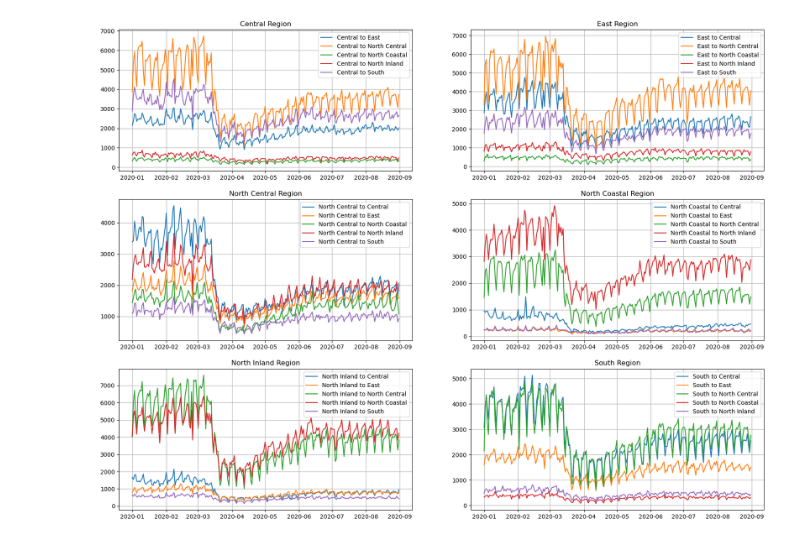
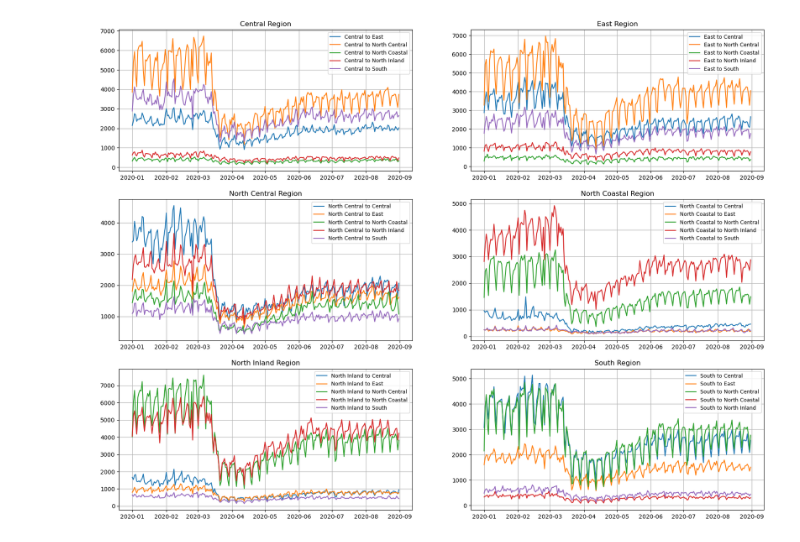
Before and after one commit to kazi0302/COVID-19-Modeling-and-Parameter-Fitting, a Jupyter notebook: Data/mobility.ipynb, the cells around one changed output. Drawn from its saved outputs; the diff is of its cells as text; code cells hidden in the pictures.

```diff
--- a/Data/mobility.ipynb
+++ b/Data/mobility.ipynb
@@ -15,7 +15,7 @@ ax1.plot(df['Date', 'Date'], df['Central', 'North Central'], label='Central to N
 ax1.plot(df['Date', 'Date'], df['Central', 'North Coastal'], label='Central to North Coastal')
 ax1.plot(df['Date', 'Date'], df['Central', 'North Inland'], label='Central to North Inland')
 ax1.plot(df['Date', 'Date'], df['Central', 'South'], label='Central to South')
-ax1.legend(loc='upper right')
+ax1.legend(loc='upper right', fontsize='9')
 ax1.grid()
 
 ax2.set_title(f'East Region')
@@ -24,7 +24,7 @@ ax2.plot(df['Date', 'Date'], df['East', 'North Central'], label='East to North C
 ax2.plot(df['Date', 'Date'], df['East', 'North Coastal'], label='East to North Coastal')
 ax2.plot(df['Date', 'Date'], df['East', 'North Inland'], label='East to North Inland')
 ax2.plot(df['Date', 'Date'], df['East', 'South'], label='East to South')
-ax2.legend(loc='upper right')
+ax2.legend(loc='upper right', fontsize='9')
 ax2.grid()
 
 ax3.set_title(f'North Central Region')
@@ -33,39 +33,39 @@ ax3.plot(df['Date', 'Date'], df['North Central', 'East'], label='North Central t
 ax3.plot(df['Date', 'Date'], df['North Central', 'North Coastal'], label='North Central to North Coastal')
 ax3.plot(df['Date', 'Date'], df['North Central', 'North Inland'], label='North Central to North Inland')
 ax3.plot(df['Date', 'Date'], df['North Central', 'South'], label='North Central to South')
-ax3.legend(loc='upper right')
+ax3.legend(loc='upper right', fontsize='9')
 ax3.grid()
 
 ax4.set_title(f'North Coastal Region')
 ax4.plot(df['Date', 'Date'], df['North Coastal', 'Central'], label='North Coastal to Central')
 ax4.plot(df['Date', 'Date'], df['North Coastal', 'East'], label='North Coastal to East')
 ax4.plot(df['Date', 'Date'], df['North Coastal', 'North Central'], label='North Coastal to North Central')
 ax4.plot(df['Date', 'Date'], df['North Coastal', 'North Inland'], label='North Coastal to North Inland')
 ax4.plot(df['Date', 'Date'], df['North Coastal', 'South'], label='North Coastal to South')
-ax4.legend(loc='upper right')
+ax4.legend(loc='upper right', fontsize='9')
 ax4.grid()
 
 ax5.set_title(f'North Inland Region')
 ax5.plot(df['Date', 'Date'], df['North Inland', 'Central'], label='North Inland to Central')
 ax5.plot(df['Date', 'Date'], df['North Inland', 'East'], label='North Inland to East')
 ax5.plot(df['Date', 'Date'], df['North Inland', 'North Central'], label='North Inland to North Central')
 ax5.plot(df['Date', 'Date'], df['North Inland', 'North Coastal'], label='North Inland to North Coastal')
 ax5.plot(df['Date', 'Date'], df['North Inland', 'South'], label='North Inland to South')
-ax5.legend(loc='upper right')
+ax5.legend(loc='upper right', fontsize='9')
 ax5.grid()
 
 ax6.set_title(f'South Region')
 ax6.plot(df['Date', 'Date'], df['South', 'Central'], label='South to Central')
 ax6.plot(df['Date', 'Date'], df['South', 'East'], label='South to East')
 ax6.plot(df['Date', 'Date'], df['South', 'North Central'], label='South to North Central')
 ax6.plot(df['Date', 'Date'], df['South', 'North Coastal'], label='South to North Coastal')
 ax6.plot(df['Date', 'Date'], df['South', 'North Inland'], label='South to North Inland')
-ax6.legend(loc='upper right')
+ax6.legend(loc='upper right', fontsize='9')
 ax6.grid()
 
 plt.show()
 # %% [output]
-[figure, old version]
+[figure, new version]
 # %%
 central_tot = 511660
 east_tot = 488330
```
Also changed, not shown: parts of 1 cell of this notebook, 2 other files.
